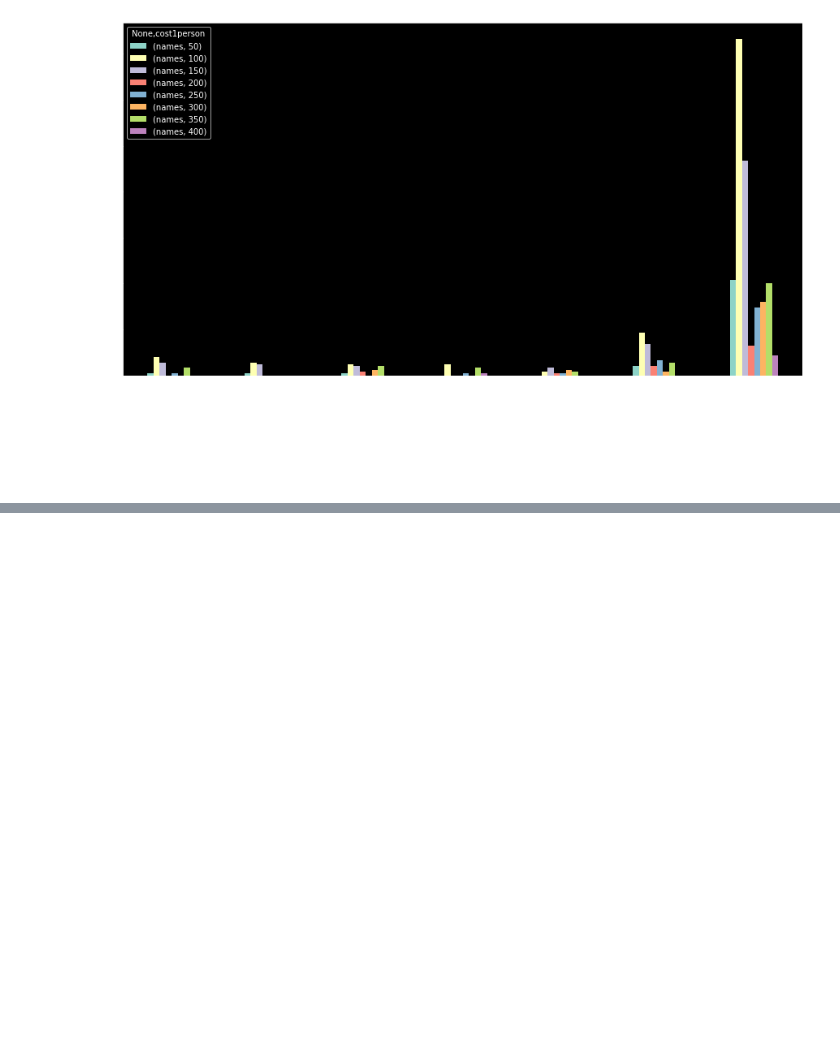
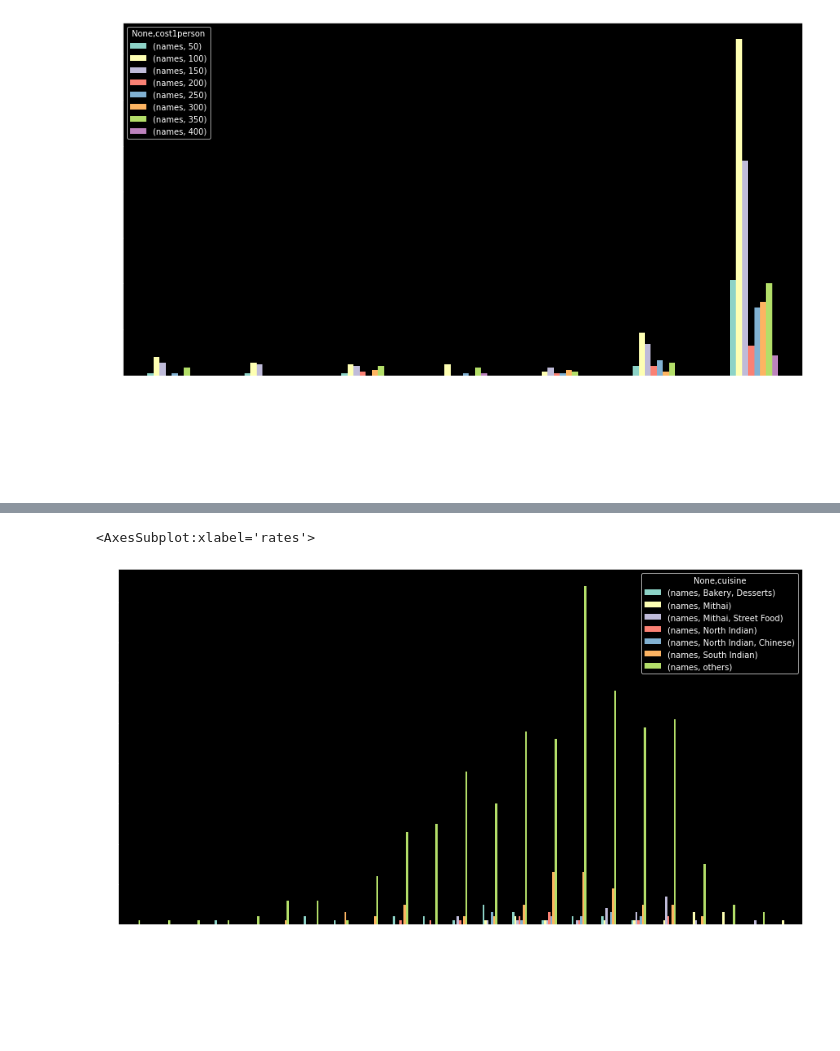
Before and after one commit to Rishiraj-singh7/Zomato-Hyderabad-Analysisv, a Jupyter notebook: main.ipynb, the cells around one changed output, grey strips where cells are left out. Saved outputs shown, nothing was run; the diff lists cells and outputs as text; code cells hidden in the pictures; blank space fills up the shorter version.

Commit message:
pivot plot

```diff
--- a/main.ipynb
+++ b/main.ipynb
@@ -276,0 +279,6 @@ df1.plot(kind = 'bar', figsize = (15,8))
+# %%
+df2 = df.groupby(['rates','cuisine'])['names'].count()
+df2.to_csv('location_booktable.csv')
+df2 = pd.read_csv('location_booktable.csv')
+df2 = pd.pivot_table(df2, values=None, index=['rates'], columns=['cuisine'], fill_value=0, aggfunc=np.sum)
+df2
@@ -276,0 +305,5 @@ df1.plot(kind = 'bar', figsize = (15,8))
+# %%
+df2.plot(kind = 'bar', figsize = (15,8))
+# %% [output]
+<AxesSubplot:xlabel='rates'>
+[figure, added]
```
Also changed, not shown: parts of 4 cells of this notebook, 1 other file.
